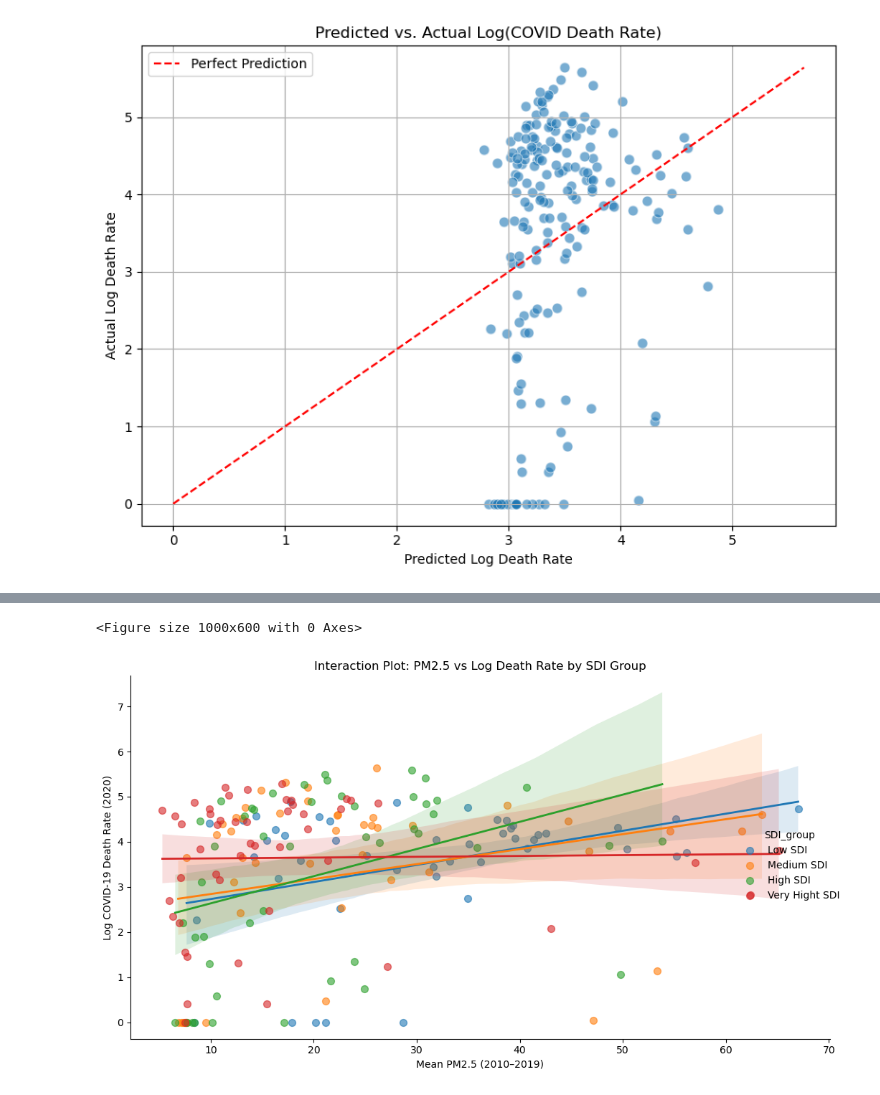
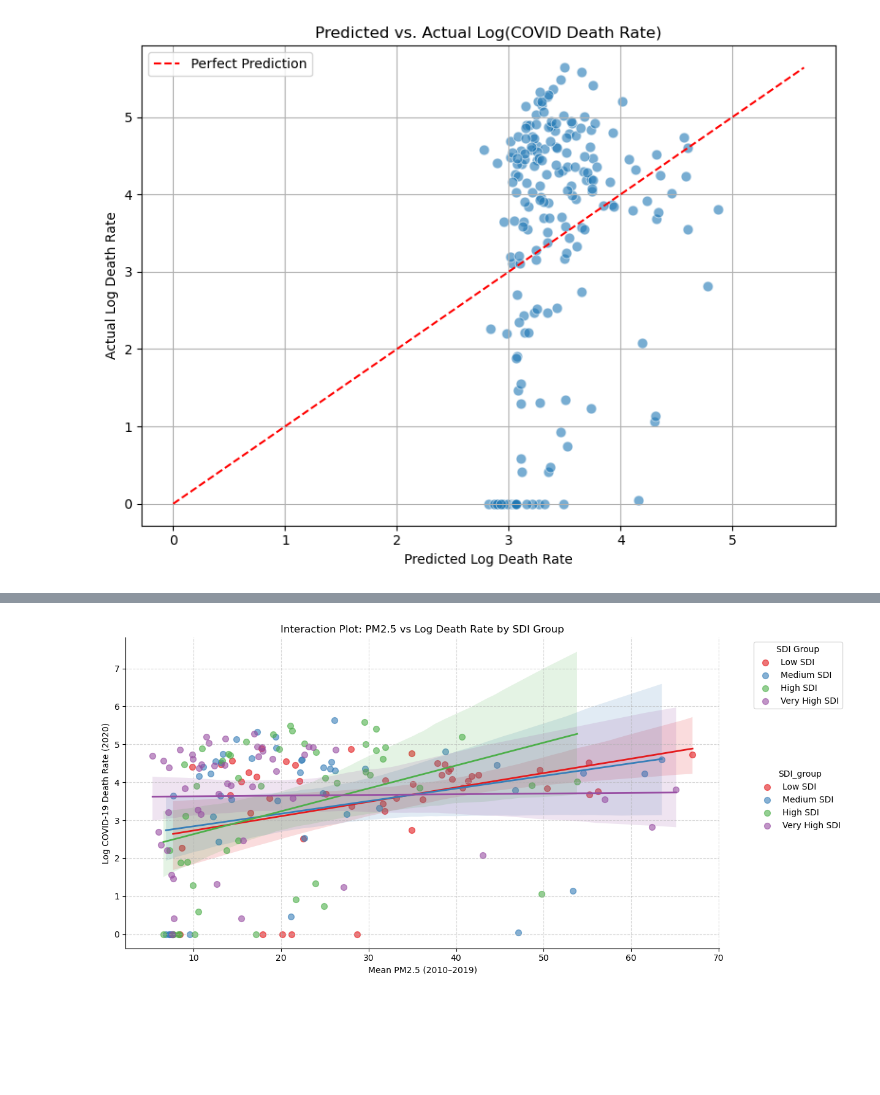
Before and after one commit to ibrahim-sisar/ET6-CDSP-group-09-repo, a Jupyter notebook: 4_data_analysis/covid_analysis_mlr.ipynb, the cells around one changed output, grey strips where cells are left out. Drawn from its saved outputs; the diff is of its cells as text; code cells hidden in the pictures; blank space fills up the shorter version.

```diff
--- a/4_data_analysis/covid_analysis_mlr.ipynb
+++ b/4_data_analysis/covid_analysis_mlr.ipynb
@@ -186,26 +443,27 @@ Notes:
 # %%
-# Create SDI group labels
+# Add SDI group label
 df["SDI_group"] = pd.qcut(
-    df["SDI"], q=4, labels=["Low SDI", "Medium SDI", "High SDI", "Very Hight SDI"]
+    df["SDI"], q=4, labels=["Low SDI", "Medium SDI", "High SDI", "Very High SDI"]
 )
 
-# Plot
-plt.figure(figsize=(10, 6))
+# Plot with improvements
 sns.lmplot(
     x="PM25_avg",
     y="log_death_rate",
     hue="SDI_group",
     data=df,
     height=6,
     aspect=1.5,
     scatter_kws={"alpha": 0.6, "s": 50},
     line_kws={"linewidth": 2},
+    palette="Set1",
 )
 plt.title("Interaction Plot: PM2.5 vs Log Death Rate by SDI Group")
 plt.xlabel("Mean PM2.5 (2010–2019)")
 plt.ylabel("Log COVID-19 Death Rate (2020)")
+plt.grid(True, linestyle="--", alpha=0.5)
 plt.tight_layout()
+plt.legend(title="SDI Group", bbox_to_anchor=(1.05, 1), loc="upper left")
 plt.show()
 # %% [output]
-<Figure size 1000x600 with 0 Axes>
-[figure, old version]
+[figure, new version]
```
Also changed, not shown: parts of 19 cells of this notebook.
